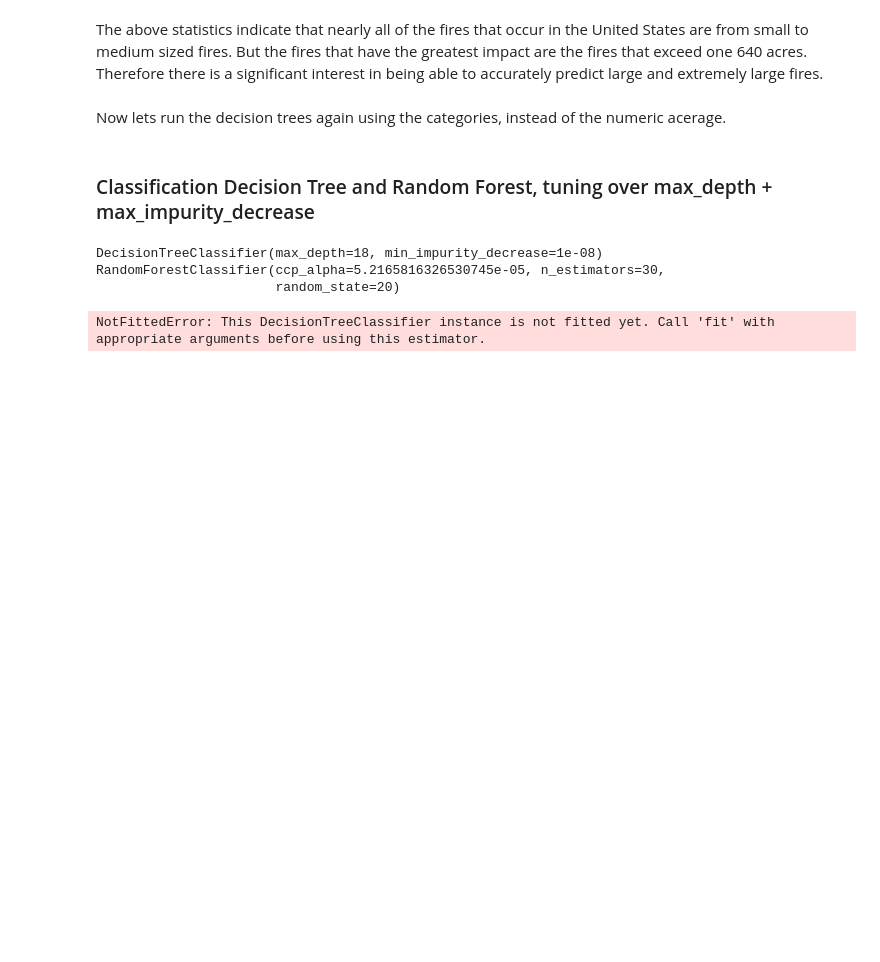
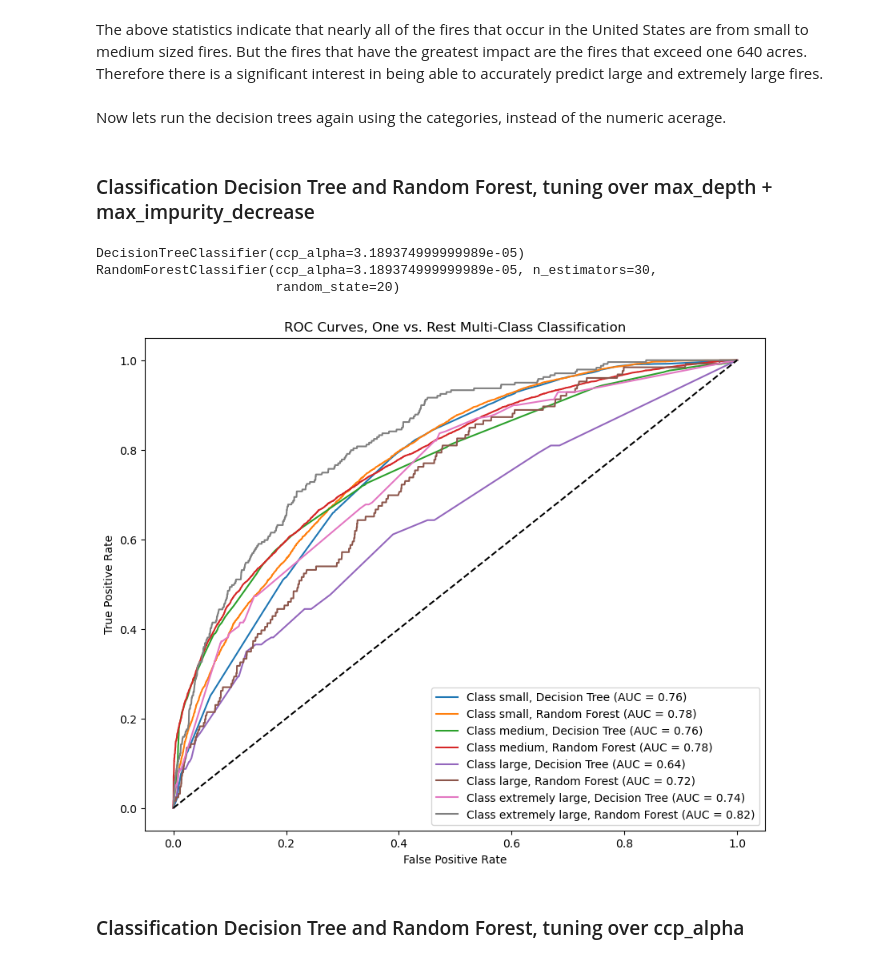
Before and after one commit to danielsavila/Forest-Fire-Prediction, a Jupyter notebook: forest_fire_prediction.ipynb, the cells around one changed output. Cells and saved outputs as stored; diff of their text form; code cells hidden in the pictures; blank space fills up the shorter version.

```diff
--- a/forest_fire_prediction.ipynb
+++ b/forest_fire_prediction.ipynb
@@ -308,31 +328,72 @@ tree = DecisionTreeClassifier()
 random_forest = RandomForestClassifier(n_estimators = 30, random_state = 20)
 
 labels = fbc_expanded.loc[:, "fire_size_cat"]
+labels = label_binarize(labels, classes = ["small", "medium", "large", "extremely large"])
 features = fbc_expanded.drop(["fire_size", "fire_size_cat"], axis = 1)
 
 X_train, X_test, y_train, y_test = train_test_split(features, labels, test_size = .3, random_state = 20, shuffle = True)
 
-randomized_search_tree = RandomizedSearchCV(tree, parameters, cv = kfcv, n_iter = 50, n_jobs = -1, random_state = 20)
+randomized_search_tree = RandomizedSearchCV(tree,
+                                            parameters,
+                                            cv = kfcv,
+                                            n_iter = 50,
+                                            n_jobs = -1,
+                                            random_state = 20)
 randomized_search_tree.fit(X_train, y_train)
-print(grid_search_tree.best_estimator_)
+print(randomized_search_tree.best_estimator_)
 
-randomized_search_random_forest = RandomizedSearchCV(random_forest, parameters, cv = kfcv, n_iter = 50, n_jobs = -1, random_state = 20)
+randomized_search_random_forest = RandomizedSearchCV(random_forest,
+                                                     parameters,
+                                                     cv = kfcv,
+                                                     n_iter = 50,
+                                                     n_jobs = -1,
+                                                     random_state = 20)
 randomized_search_random_forest.fit(X_train, y_train)
 print(randomized_search_random_forest.best_estimator_)
 # %% [output]
-DecisionTreeClassifier(max_depth=18, min_impurity_decrease=1e-08)
-RandomForestClassifier(ccp_alpha=5.2165816326530745e-05, n_estimators=30,
+DecisionTreeClassifier(ccp_alpha=3.189374999999989e-05)
+RandomForestClassifier(ccp_alpha=3.189374999999989e-05, n_estimators=30,
                        random_state=20)
-# %%
-tree = DecisionTreeClassifier(max_depth = 18, min_impurity_decrease = 0.00000001)
-random_forest = RandomForestClassifier(max_depth = 18, min_impurity_decrease = 0.00000001, n_estimators = 30, random_state = 20)
-
-y_pred_tree_train = tree.predict(X_train)
-y_pred_tree_test = tree.predict(X_test)
-
-y_pred_random_forest_train = random_forest.predict(X_train)
-y_pred_random_forest_test = random_forest.predict(X_test)
-
-roc_curve()
-# %% [output]
-NotFittedError: This DecisionTreeClassifier instance is not fitted yet. Call 'fit' with appropriate arguments before using this estimator.
+# %%
+#fitting optimized decision tree and random forest classification models
+tree = DecisionTreeClassifier(max_depth = 18,
+                              min_impurity_decrease = 0.00000001)
+
+random_forest = RandomForestClassifier(max_depth = 18,
+                                       min_impurity_decrease = 0.00000001,
+                                       n_estimators = 30,
+                                       random_state = 20)
+
+
+tree.fit(X_train, y_train)
+tree_predict_proba = np.array(tree.predict_proba(X_test))
+
+random_forest.fit(X_train, y_train)
+random_forest_predict_proba = np.array(random_forest.predict_proba(X_test))
+
+#visualizing the ROC Curves for each class, for both decision tree and random forest
+fig, ax = plt.subplots(figsize=(10, 8))
+
+# since we are displaying a multiclass one-vs-rest roc curve, we need to iterate through each binarized class in y_test
+class_names = ["small", "medium", "large", "extremely large"]
+for i in range(y_test.shape[1]):
+    tree_roc_display = RocCurveDisplay.from_predictions(y_test[:,i],
+                                                        tree_predict_proba[i][:, 1],
+                                                        name = f"Class {class_names[i]}, Decision Tree",
+                                                        ax = ax)
+    random_forest_roc_display = RocCurveDisplay.from_predictions(y_test[:, i],
+                                                                 random_forest_predict_proba[i][:,1],
+                                                                 name = f"Class {class_names[i]}, Random Forest",
+                                                                 ax = ax)
+
+
+plt.plot([0,1], [0,1], color = "black", linestyle = "--")
+plt.xlabel("False Positive Rate")
+plt.ylabel("True Positive Rate")
+plt.title("ROC Curves, One vs. Rest Multi-Class Classification")
+plt.legend(loc = "lower right")
+plt.show()
+# %% [output]
+[figure, added]
+# %% [markdown]
+### Classification Decision Tree and Random Forest, tuning over ccp_alpha
```
Also changed, not shown: parts of 10 cells of this notebook.
